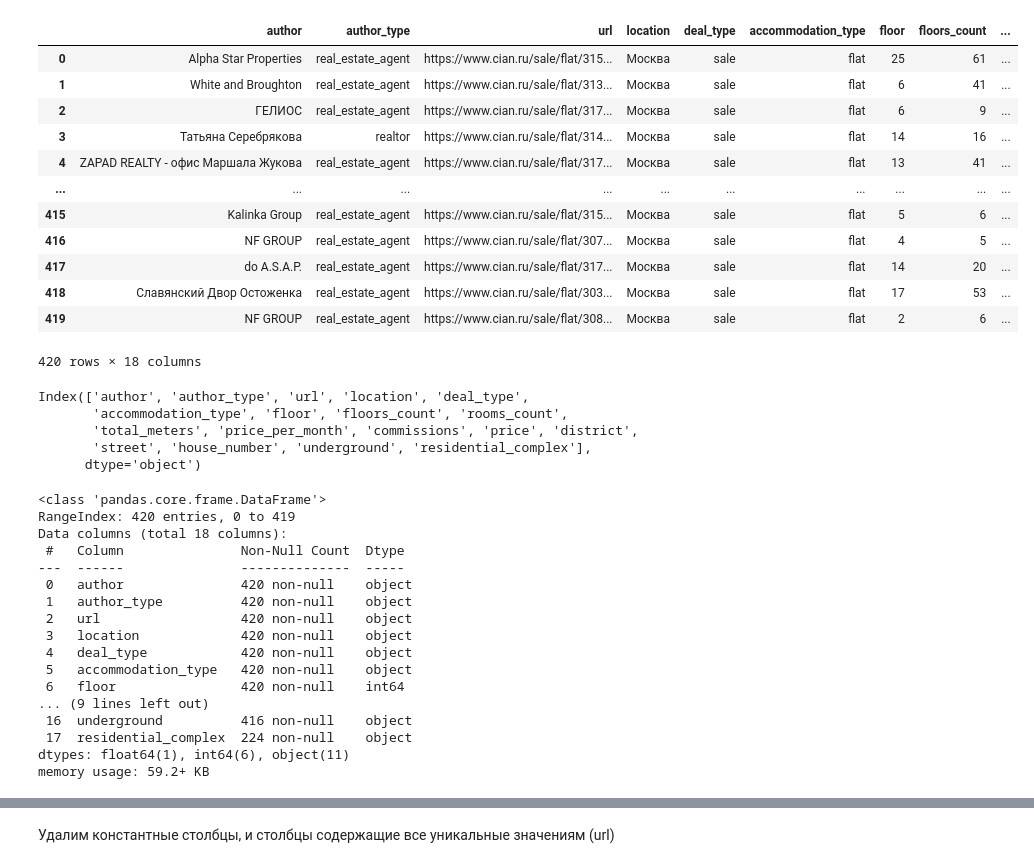
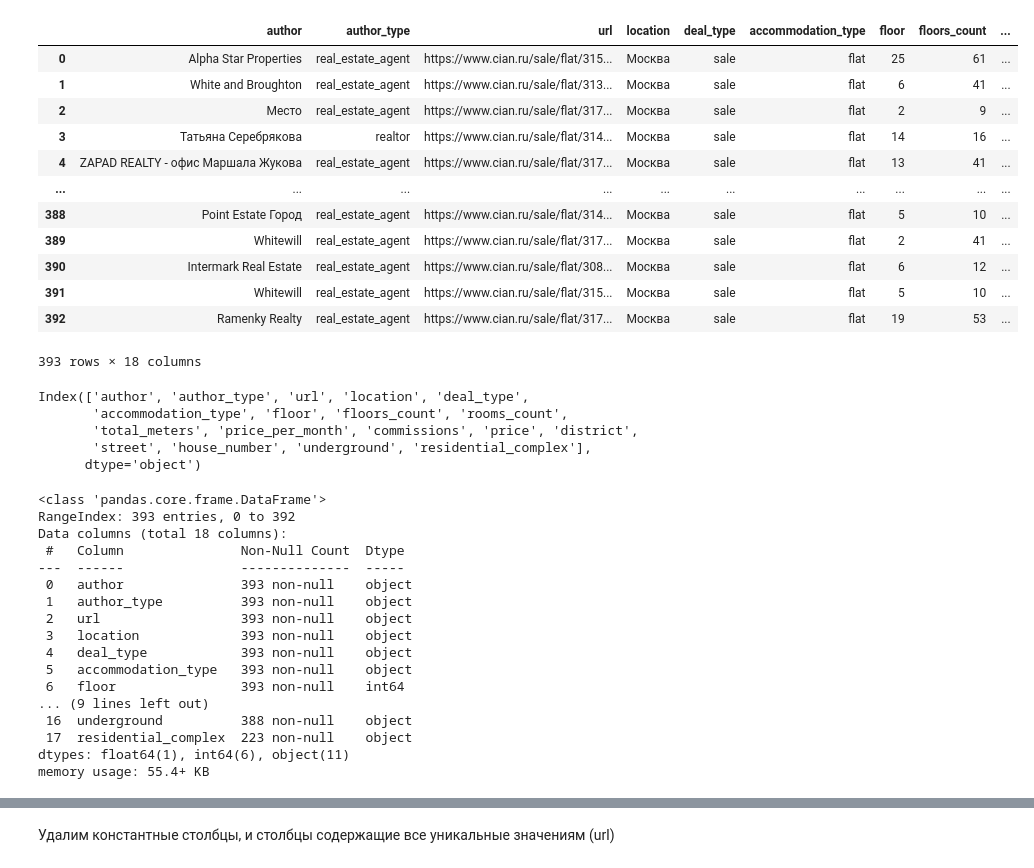
Before and after one commit to meoskis/pabd2025, a Jupyter notebook: notebooks/eda.ipynb, the cells around one changed output, grey strips where cells are left out. Drawn from its saved outputs; the diff is of its cells as text; code cells hidden in the pictures.

```diff
--- a/notebooks/eda.ipynb
+++ b/notebooks/eda.ipynb
@@ -6,20 +8,20 @@ import seaborn as sns
 # %%
-df = pd.read_csv("../data/raw/1-3_rooms_2025-05-25_22-50.csv")
+df = pd.read_csv("../data/raw/1-3_rooms_2025-05-26_19-51.csv")
 df
 # %% [output]
 |  | author | author_type | url | location | deal_type | accommodation_type | floor | floors_count | ... |
 | 0 | Alpha Star Properties | real_estate_agent | https://www.cian.ru/sale/flat/315... | Москва | sale | flat | 25 | 61 | ... |
 | 1 | White and Broughton | real_estate_agent | https://www.cian.ru/sale/flat/313... | Москва | sale | flat | 6 | 41 | ... |
-| 2 | ГЕЛИОС | real_estate_agent | https://www.cian.ru/sale/flat/317... | Москва | sale | flat | 6 | 9 | ... |
+| 2 | Место | real_estate_agent | https://www.cian.ru/sale/flat/317... | Москва | sale | flat | 2 | 9 | ... |
 | 3 | Татьяна Серебрякова | realtor | https://www.cian.ru/sale/flat/314... | Москва | sale | flat | 14 | 16 | ... |
 | 4 | ZAPAD REALTY - офис Маршала Жукова | real_estate_agent | https://www.cian.ru/sale/flat/317... | Москва | sale | flat | 13 | 41 | ... |
 | ... | ... | ... | ... | ... | ... | ... | ... | ... | ... |
-| 415 | Kalinka Group | real_estate_agent | https://www.cian.ru/sale/flat/315... | Москва | sale | flat | 5 | 6 | ... |
-| 416 | NF GROUP | real_estate_agent | https://www.cian.ru/sale/flat/307... | Москва | sale | flat | 4 | 5 | ... |
-| 417 | do A.S.A.P. | real_estate_agent | https://www.cian.ru/sale/flat/317... | Москва | sale | flat | 14 | 20 | ... |
-| 418 | Славянский Двор Остоженка | real_estate_agent | https://www.cian.ru/sale/flat/303... | Москва | sale | flat | 17 | 53 | ... |
-| 419 | NF GROUP | real_estate_agent | https://www.cian.ru/sale/flat/308... | Москва | sale | flat | 2 | 6 | ... |
+| 388 | Point Estate Город | real_estate_agent | https://www.cian.ru/sale/flat/314... | Москва | sale | flat | 5 | 10 | ... |
+| 389 | Whitewill | real_estate_agent | https://www.cian.ru/sale/flat/317... | Москва | sale | flat | 2 | 41 | ... |
+| 390 | Intermark Real Estate | real_estate_agent | https://www.cian.ru/sale/flat/308... | Москва | sale | flat | 6 | 12 | ... |
+| 391 | Whitewill | real_estate_agent | https://www.cian.ru/sale/flat/315... | Москва | sale | flat | 5 | 10 | ... |
+| 392 | Ramenky Realty | real_estate_agent | https://www.cian.ru/sale/flat/317... | Москва | sale | flat | 19 | 53 | ... |
-420 rows × 18 columns
+393 rows × 18 columns
 # %%
 df.columns
 # %% [output]
@@ -32,22 +34,22 @@ Index(['author', 'author_type', 'url', 'location', 'deal_type',
 df.info()
 # %% [output]
 <class 'pandas.core.frame.DataFrame'>
-RangeIndex: 420 entries, 0 to 419
+RangeIndex: 393 entries, 0 to 392
 Data columns (total 18 columns):
  #   Column               Non-Null Count  Dtype
 ---  ------               --------------  -----
- 0   author               420 non-null    object
- 1   author_type          420 non-null    object
- 2   url                  420 non-null    object
- 3   location             420 non-null    object
- 4   deal_type            420 non-null    object
- 5   accommodation_type   420 non-null    object
- 6   floor                420 non-null    int64
+ 0   author               393 non-null    object
+ 1   author_type          393 non-null    object
+ 2   url                  393 non-null    object
+ 3   location             393 non-null    object
+ 4   deal_type            393 non-null    object
+ 5   accommodation_type   393 non-null    object
+ 6   floor                393 non-null    int64
 ... (9 lines left out)
- 16  underground          416 non-null    object
- 17  residential_complex  224 non-null    object
+ 16  underground          388 non-null    object
+ 17  residential_complex  223 non-null    object
 dtypes: float64(1), int64(6), object(11)
-memory usage: 59.2+ KB
+memory usage: 55.4+ KB
 # %%
 df.nunique()
 # %% [output]
```
Also changed, not shown: parts of 10 cells of this notebook, 2 other files.
